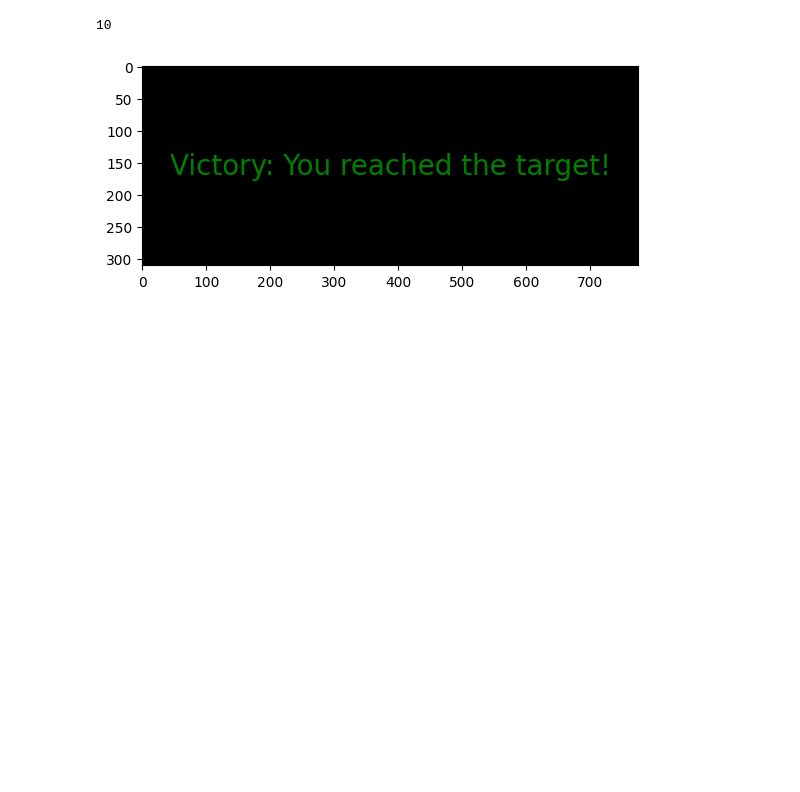
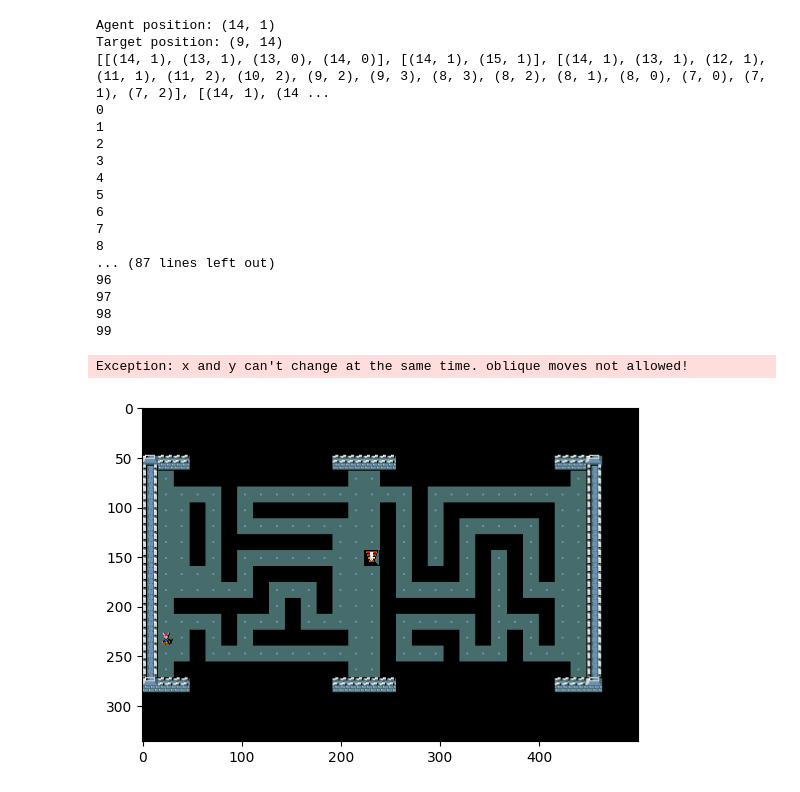
Before and after one commit to valeriomrusso/NetApe, a Jupyter notebook: SearchAlgTests/Project002.ipynb, the cells around one changed output. Saved outputs shown, nothing was run; the diff lists cells and outputs as text; code cells hidden in the pictures; blank space fills up the shorter version.

```diff
--- a/SearchAlgTests/Project002.ipynb
+++ b/SearchAlgTests/Project002.ipynb
@@ -34,7 +15,9 @@ MiniHack-Sokoban1b-v0
 env = gym.make("MiniHack-ExploreMaze-Hard-Mapped-v0", observation_keys=("chars", "pixel", "blstats", "message"))
 state = env.reset()
 
-plt.imshow(state['pixel'][25:500, :775])
+coordinates = [500, 500]
+
+plt.imshow(state['pixel'][:coordinates[0], :coordinates[1]])
 
 game_map = state['chars']
 game = state['pixel']
@@ -61,40 +44,57 @@ def display_victory():
              fontsize=20, ha='center', va='center', color='green', transform=plt.gca().transAxes)
 
 # Starting of the simulation
-population_size = 20
-step_limit = 200
+population_size = 10
+step_limit = 20
 population = genetic_algorithm.generate_initial_population(game_map, start, target, population_size, step_limit)
 
-#path = genetic_algorithm.genetic_algorithm(game_map, start, target, population)
-path = bfs(game_map, start, target)
+print(population)
+
+path = genetic_algorithm.genetic_algorithm(game_map, start, target, population)
+#path = bfs(game_map, start, target)
 
 actions = actions_from_path(start, path[1:])
 
 print(game_mex)
 
-image = plt.imshow(game[25:500, :775])
+image = plt.imshow(game[:coordinates[0], :coordinates[1]])
 for action in actions:
     s, _, done, _ = env.step(action)  # `done` say to us when the simulation is over
-    image.set_data(s['pixel'][25:500, :775])
-
-    print(hp)
+    image.set_data(s['pixel'][:coordinates[0], :coordinates[1]])
 
 
     # If the simulation is done
     if done:
         # If player's hp are equal to 0 it means that he is dead
         if hp == 0:
             display_game_over()
             break  # Interrupt the smulation
 
         # Else you have won
         display_victory()
         break  # Interrupt the smulation
 
 
     # Update the game visualization
     display.display(plt.gcf())
     display.clear_output(wait=True)
 # %% [output]
-10
+Agent position: (14, 1)
+Target position: (9, 14)
+[[(14, 1), (13, 1), (13, 0), (14, 0)], [(14, 1), (15, 1)], [(14, 1), (13, 1), (12, 1), (11, 1), (11, 2), (10, 2), (9, 2), (9, 3), (8, 3), (8, 2), (8, 1), (8, 0), (7, 0), (7, 1), (7, 2)], [(14, 1), (14 ...
+0
+1
+2
+3
+4
+5
+6
+7
+8
+... (87 lines left out)
+96
+97
+98
+99
+Exception: x and y can't change at the same time. oblique moves not allowed!
-[figure, old version]
+[figure, new version]
```
Also changed, not shown: parts of 1 cell of this notebook, 3 other files.
